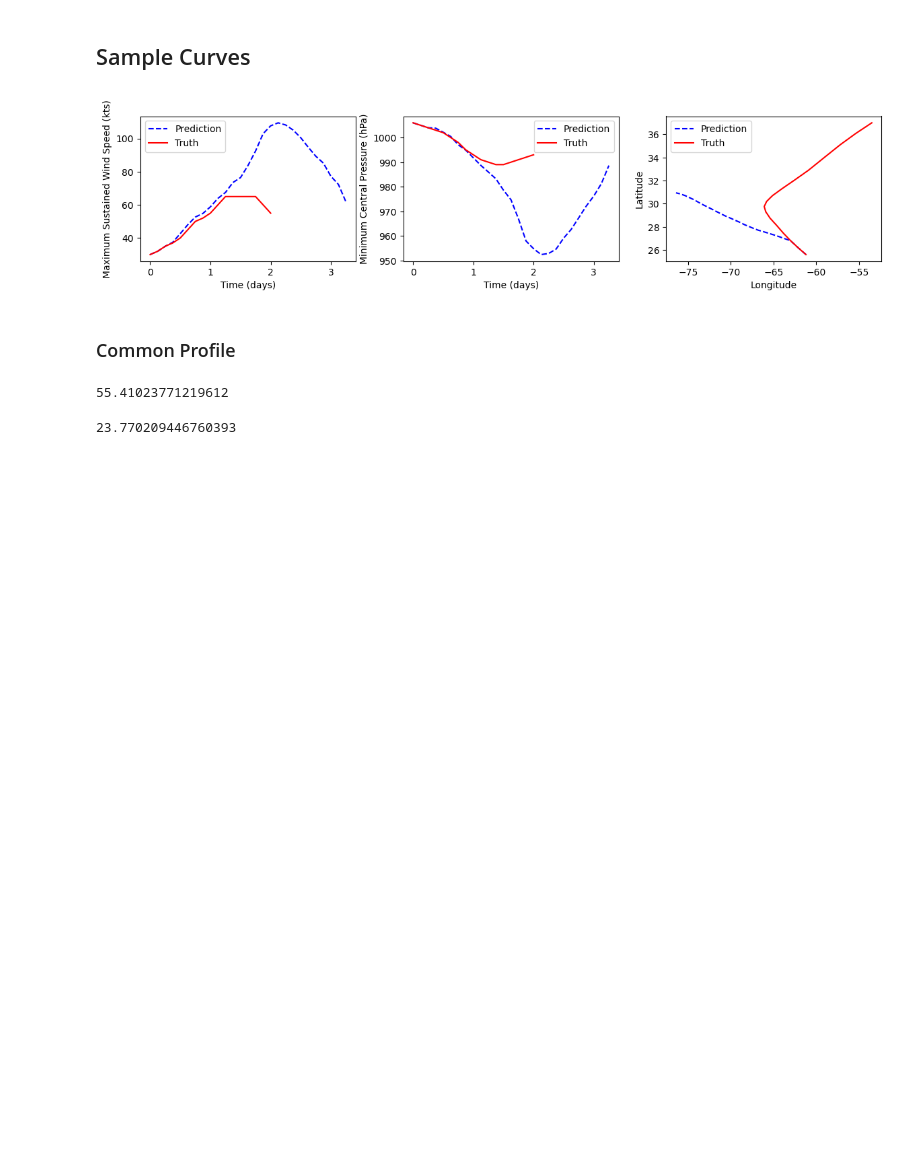
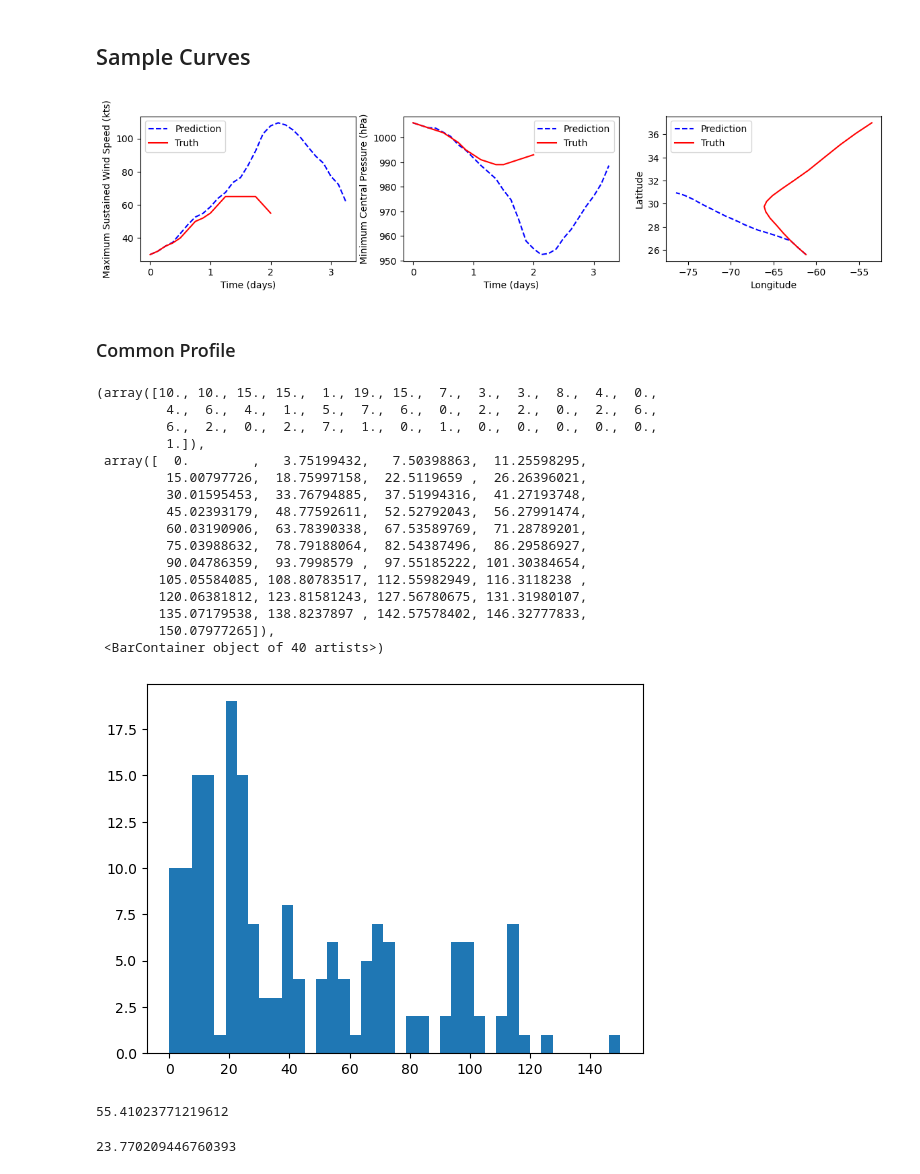
Before and after one commit to OneOneFour/CS229-Project, a Jupyter notebook: sst_experiments/ibtracs_sst_rf.ipynb, the cells around one changed output. Saved outputs shown, nothing was run; the diff lists cells and outputs as text; code cells hidden in the pictures; blank space fills up the shorter version.

```diff
--- a/sst_experiments/ibtracs_sst_rf.ipynb
+++ b/sst_experiments/ibtracs_sst_rf.ipynb
@@ -227,6 +227,26 @@ max_speed_pred = np.array([max(track[:,0]) for track in predictions])
 
 time_max_speed_truth = np.array([np.argmax(track[:,0]) for track in test_tracks])
 time_max_speed_pred = np.array([np.argmax(track[:,0]) for track in predictions])
+# %%
+plt.hist(np.abs(max_speed_truth - max_speed_pred),bins=40)
+# %% [output]
+(array([10., 10., 15., 15.,  1., 19., 15.,  7.,  3.,  3.,  8.,  4.,  0.,
+         4.,  6.,  4.,  1.,  5.,  7.,  6.,  0.,  2.,  2.,  0.,  2.,  6.,
+         6.,  2.,  0.,  2.,  7.,  1.,  0.,  1.,  0.,  0.,  0.,  0.,  0.,
+         1.]),
+ array([  0.        ,   3.75199432,   7.50398863,  11.25598295,
+         15.00797726,  18.75997158,  22.5119659 ,  26.26396021,
+         30.01595453,  33.76794885,  37.51994316,  41.27193748,
+         45.02393179,  48.77592611,  52.52792043,  56.27991474,
+         60.03190906,  63.78390338,  67.53589769,  71.28789201,
+         75.03988632,  78.79188064,  82.54387496,  86.29586927,
+         90.04786359,  93.7998579 ,  97.55185222, 101.30384654,
+        105.05584085, 108.80783517, 112.55982949, 116.3118238 ,
+        120.06381812, 123.81581243, 127.56780675, 131.31980107,
+        135.07179538, 138.8237897 , 142.57578402, 146.32777833,
+        150.07977265]),
+ <BarContainer object of 40 artists>)
+[figure, added]
 # %%
 mean_squared_error(max_speed_truth,max_speed_pred,squared=False)
 # %% [output]
```
Also changed, not shown: 3 other files.
